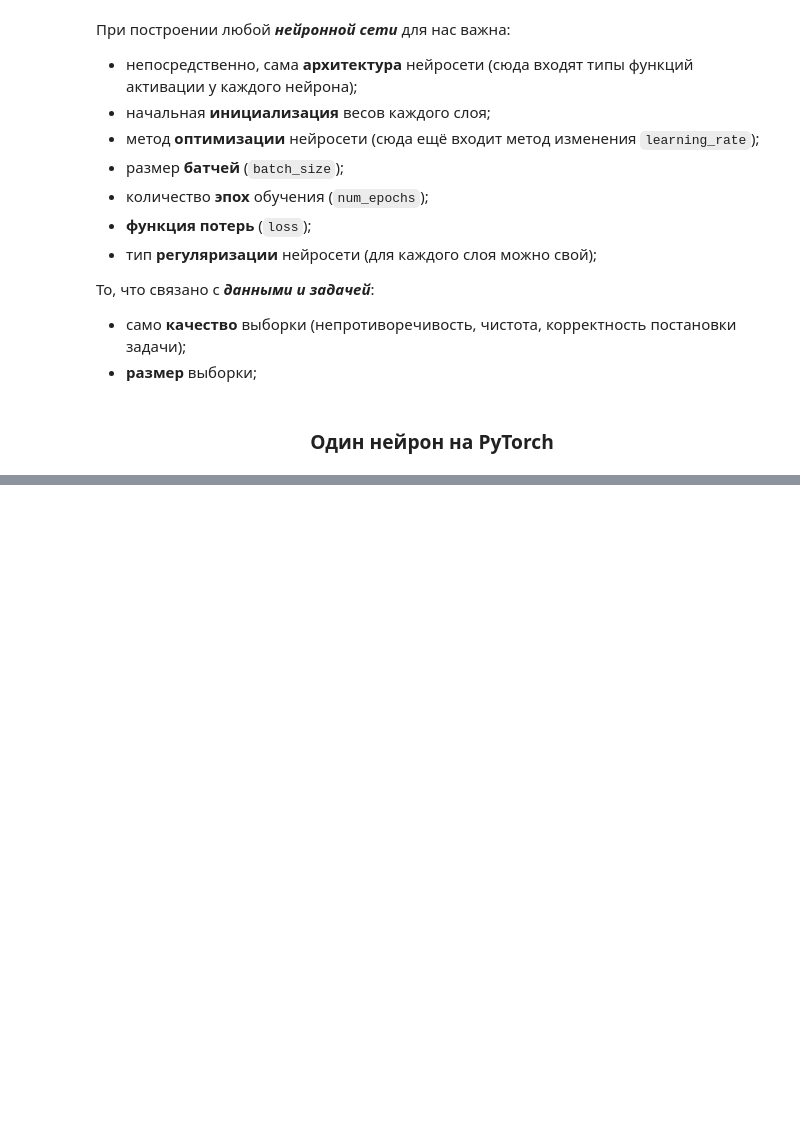
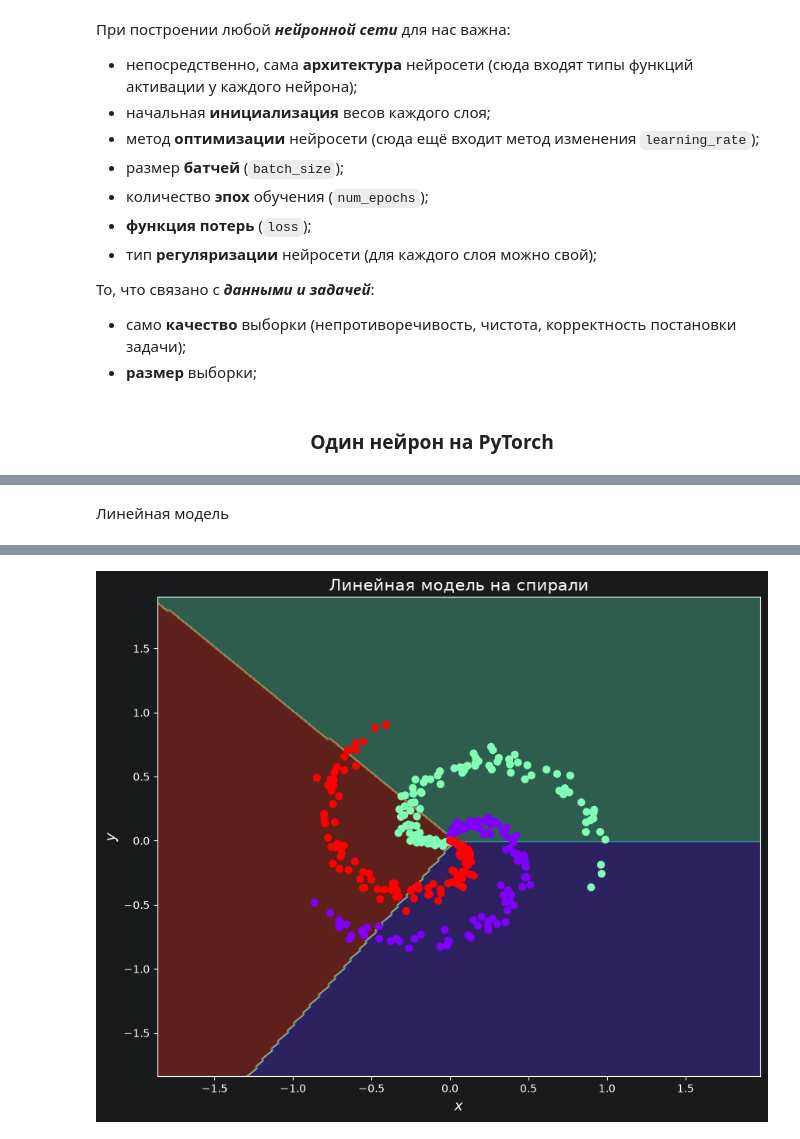
Before and after one commit to mrSvinka/Image-recognition, a Jupyter notebook: laba-4/Практика_04.ipynb, the cells around one changed output, grey strips where cells are left out. Drawn from its saved outputs; the diff is of its cells as text; code cells hidden in the pictures; blank space fills up the shorter version.

```diff
--- a/laba-4/Практика_04.ipynb
+++ b/laba-4/Практика_04.ipynb
@@ -493,0 +115,32 @@ plt.show();
+# %% [markdown]
+Линейная модель
+# %%
+linear = nn.Sequential(nn.Linear(2, 3))
+
+loss_fn = nn.CrossEntropyLoss(reduction='sum')
+optimizer = torch.optim.SGD(linear.parameters(), lr=1e-2)
+
+for t in range(1000):
+    y_pred = linear(X_sp)
+    loss = loss_fn(y_pred, y_sp)
+    optimizer.zero_grad()
+    loss.backward()
+    optimizer.step()
+
+print('loss =', loss.data)
+
+h = 0.02
+xx, yy = np.meshgrid(np.arange(X_sp[:, 0].min()-1, X_sp[:, 0].max()+1, h), np.arange(X_sp[:, 1].min()-1, X_sp[:, 1].max()+1, h))
+grid = torch.FloatTensor(np.c_[xx.ravel(), yy.ravel()])
+Z = np.argmax(linear(grid).data.numpy(), axis=1).reshape(xx.shape)
+
+plt.figure(figsize=(10, 8))
+plt.contourf(xx, yy, Z, cmap=plt.cm.rainbow, alpha=0.3)
+plt.scatter(X_sp[:, 0], X_sp[:, 1], c=y_sp, s=40, cmap=plt.cm.rainbow)
+plt.xlim(xx.min(), xx.max())
+plt.ylim(yy.min(), yy.max())
+plt.title('Линейная модель на спирали', fontsize=15)
+plt.xlabel('$x$', fontsize=14)
+plt.ylabel('$y$', fontsize=14)
+plt.show()
+# %% [output]
@@ -493,0 +148 @@ plt.show();
+[figure, added]
```
Also changed, not shown: parts of 65 cells of this notebook, 1 other file.
